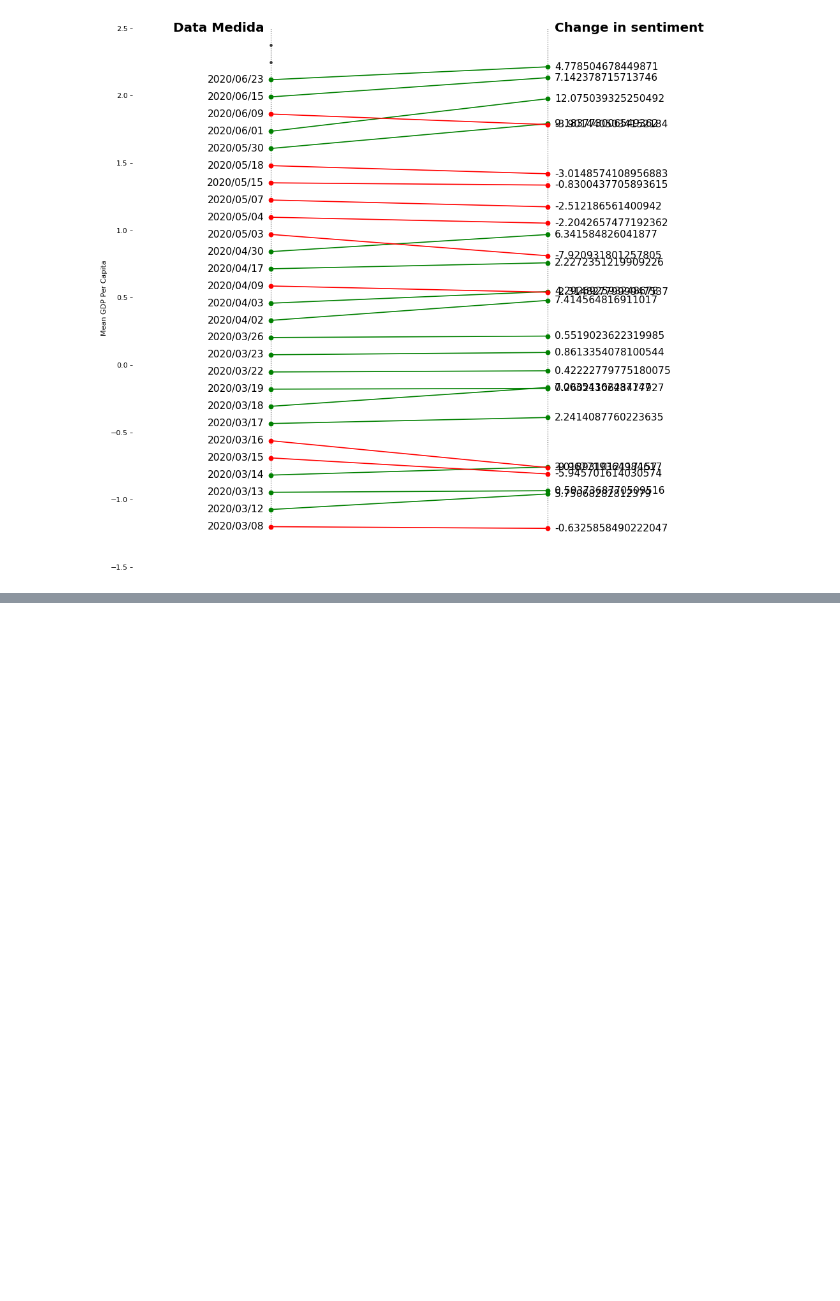
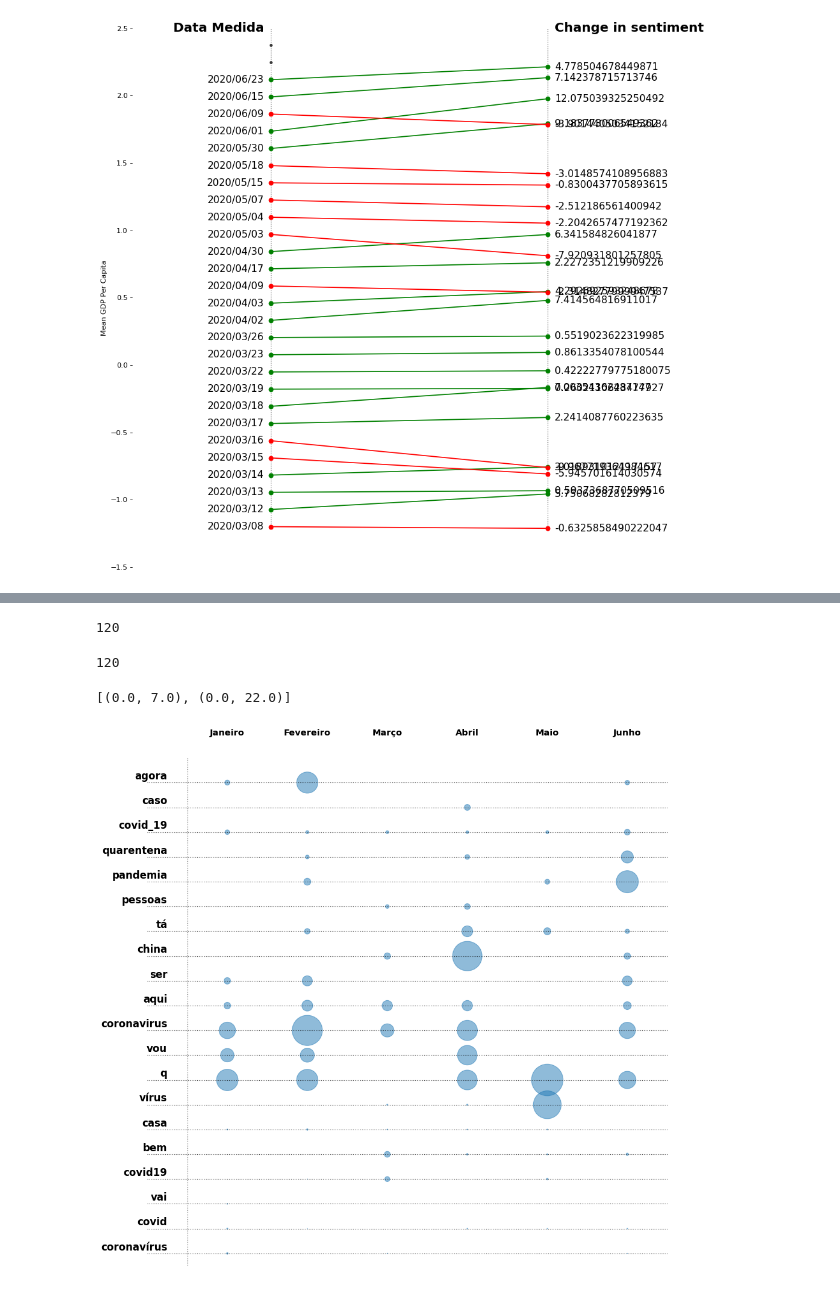
Before and after one commit to dssg-pt/miniproject-sentimentanalysis-covid, a Jupyter notebook: notebooks/medidas.ipynb, the cells around one changed output, grey strips where cells are left out. Drawn from its saved outputs; the diff is of its cells as text; code cells hidden in the pictures; blank space fills up the shorter version.

```diff
--- a/notebooks/medidas.ipynb
+++ b/notebooks/medidas.ipynb
@@ -478,0 +698,2 @@ plt.show()
+# %%
+y_list = list(range(1, 7)) * 20
@@ -478,0 +704,34 @@ plt.show()
+# %%
+len(y_list)
+# %% [output]
+120
+# %%
+count_list = list()
+for tup in plot_dict.values():
+    count_list.extend(list(dicty.values()))
+# %%
+len(count_list)
+# %% [output]
+120
+# %%
+month_names = ['Janeiro', 'Fevereiro', 'Março', 'Abril', 'Maio', 'Junho',
+               'Julho', 'Agosto', 'Setembro', 'Outubro', 'Novembro', 'Dezembro']
+# %%
+marker_list = [(count/20)**2 for count in count_list]
+# %%
+fig, ax = plt.subplots(1,1,figsize=(15,15), dpi= 80)
+ax.scatter(y_list, sorted(x_list), marker_list, alpha=0.5)
+plt.axis('off')
+ax.vlines(x=0.5, ymin=0.5, ymax=21, color='black', alpha=0.7, linewidth=1, linestyles='dotted')
+for month in months:
+    if month < 7:
+        ax.text(month, 22, month_names[month-1], horizontalalignment='center', verticalalignment='center', fontdict={'size':13, 'weight':700})
+        #ax.vlines(x=month+0.5, ymin=0.5, ymax=21, color='black', alpha=0.7, linewidth=1, linestyles='dotted')
+for i, word in enumerate(most_common_most_common):
+    ax.text(0.25, i+1.25, str(word), horizontalalignment='right', verticalalignment='center', fontdict={'size':15, 'weight':700})
+    ax.hlines(y=i+1, xmin=0, xmax=6.5, color='black', alpha=0.7, linewidth=1, linestyles='dotted')
+        # CENTERS
+ax.set(xlim=(0, 7), ylim=(0, 22))
+# %% [output]
+[(0.0, 7.0), (0.0, 22.0)]
+[figure, added]
```
Also changed, not shown: parts of 21 cells of this notebook, 3 other files.
